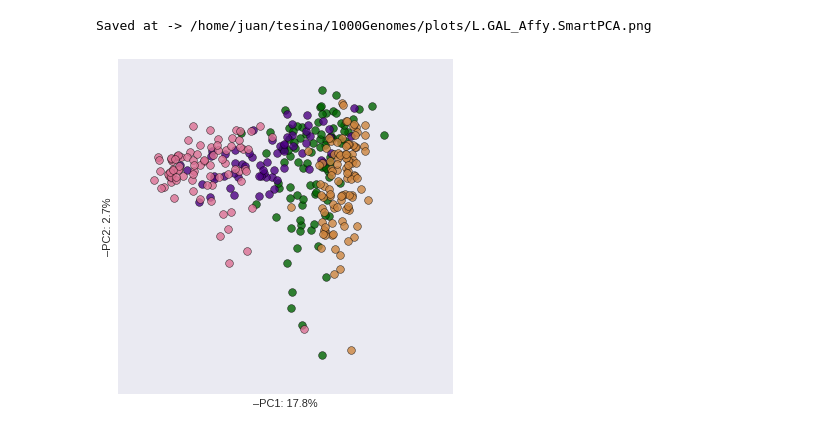
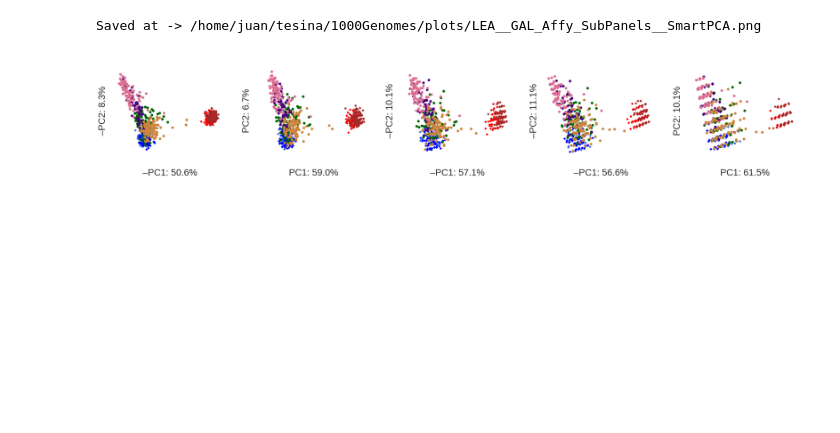
Before and after one commit to jmberros/ancestrator, a Jupyter notebook: PCA.ipynb, the cells around one changed output. Cells and saved outputs as stored; diff of their text form; code cells hidden in the pictures; blank space fills up the shorter version.

Commit message:
helper methods for merged HGDP 1000G datasets and new PCAs

```diff
--- a/PCA.ipynb
+++ b/PCA.ipynb
@@ -50,14 +47,36 @@ Saved at -> /home/juan/tesina/1000Genomes/plots/LEA__GAL_Affy__vs__CPx100__Smart
-# %%
-dataset = Dataset('1000Genomes', 'L', 'GAL_Affy')
-pca = dataset.pca()
-
-fig = plt.figure(figsize=(6, 6))
-ax = fig.add_subplot(111)
-
-pca.plot(ax, ['PC1', 'PC2'])
-
-ax.legend_.set_visible(False)
-pca.savefig()
-# %% [output]
-Saved at -> /home/juan/tesina/1000Genomes/plots/L.GAL_Affy.SmartPCA.png
-[figure, removed]
+# %%
+sns.set_context('notebook', font_scale=2.5)
+sns.set_style('white')
+
+panel_labels = ['100_SNPs_from_GAL_Affy', '50_SNPs_from_GAL_Affy',
+                '25_SNPs_from_GAL_Affy', '20_SNPs_from_GAL_Affy',
+                '15_SNPs_from_GAL_Affy']
+samplegroup_labels = ['LEA']
+source_labels = ['1000Genomes']
+components = [['PC1', 'PC2']]
+implementations = ['smartpca']
+
+combos = list(product(source_labels, samplegroup_labels, panel_labels, components))
+
+
+for implementation in implementations:
+    plotw, ploth = 6, 6
+    nrows = 1
+    ncols = len(list(combos))/nrows
+    fig = plt.figure(figsize=(ncols * plotw, nrows * ploth))
+    ax_ids = list(np.arange(ncols * nrows) + 1)
+
+    for s, sg, p, components in combos:
+        dataset = Dataset(s, sg, p)
+        smartpca = dataset.pca(implementation=implementation)
+        ax = fig.add_subplot(nrows, ncols, ax_ids.pop(0))
+        smartpca.plot(ax=ax, components_to_plot=components)
+        ax.legend_.set_visible(False)
+
+    sns.despine(left=True, bottom=True)
+    plt.tight_layout()
+    smartpca.savefig(filename='LEA__GAL_Affy_SubPanels__SmartPCA')
+    plt.show()
+# %% [output]
+Saved at -> /home/juan/tesina/1000Genomes/plots/LEA__GAL_Affy_SubPanels__SmartPCA.png
+[figure, added]
```
Also changed, not shown: parts of 11 cells of this notebook, 8 other files.
